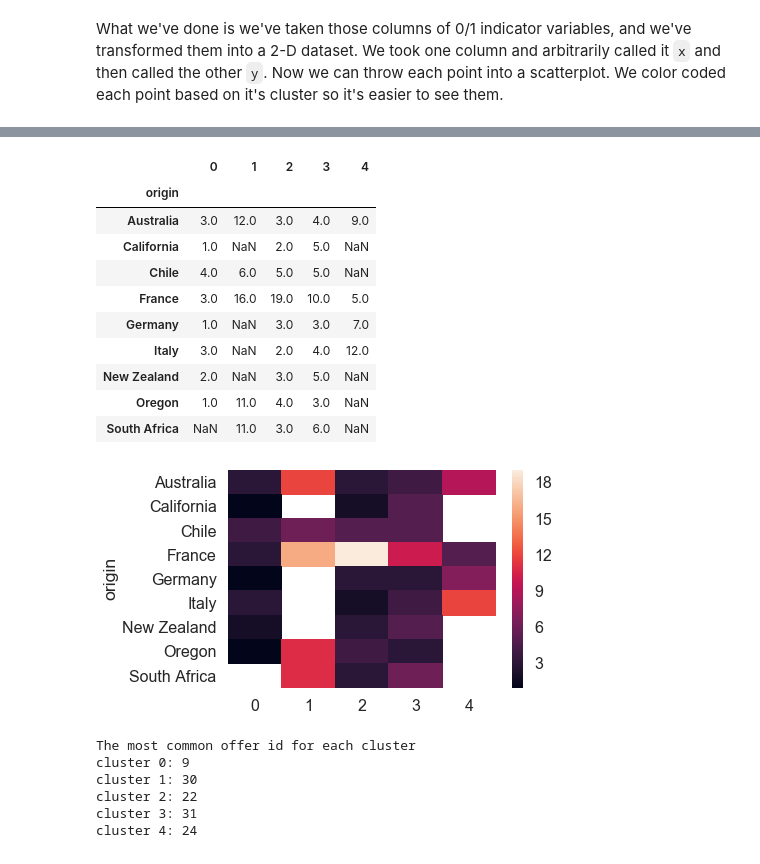
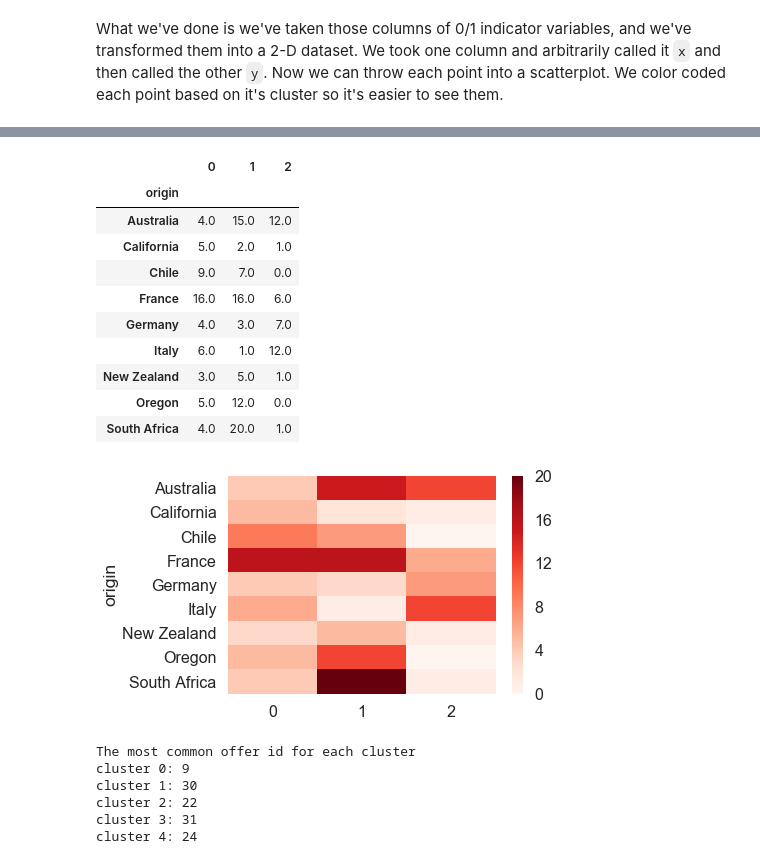
Before and after one commit to liconver/Customer-Segmentation-Using-Clustering, a Jupyter notebook: Mini_Project_Clustering.ipynb, the cells around one changed output, grey strips where cells are left out. Saved outputs shown, nothing was run; the diff lists cells and outputs as text; code cells hidden in the pictures.

```diff
--- a/Mini_Project_Clustering.ipynb
+++ b/Mini_Project_Clustering.ipynb
@@ -134,5 +134,5 @@ plt.show()
 # %%
-cluster = KMeans(n_clusters=5)
+cluster = KMeans(n_clusters=3)
 matrix['cluster'] = cluster.fit_predict(matrix[matrix.columns[2:]])
 counts = matrix.cluster.value_counts()
 counts.plot.barh()
@@ -336,20 +360,20 @@ clustervarietals
 # %%
-clusterorigins = cluster2.groupby('origin')[[0,1,2,3,4]].agg('max')
-ax = sns.heatmap(clusterorigins)
+clusterorigins = clusters2.groupby('origin')[[0,1,2]].agg('max')
+ax = sns.heatmap(clusterorigins, cmap= 'Reds')
 clusterorigins
 # %% [output]
-|  | 0 | 1 | 2 | 3 | 4 |
-| origin |  |  |  |  |  |
-| Australia | 3.0 | 12.0 | 3.0 | 4.0 | 9.0 |
-| California | 1.0 | NaN | 2.0 | 5.0 | NaN |
-| Chile | 4.0 | 6.0 | 5.0 | 5.0 | NaN |
-| France | 3.0 | 16.0 | 19.0 | 10.0 | 5.0 |
-| Germany | 1.0 | NaN | 3.0 | 3.0 | 7.0 |
-| Italy | 3.0 | NaN | 2.0 | 4.0 | 12.0 |
-| New Zealand | 2.0 | NaN | 3.0 | 5.0 | NaN |
-| Oregon | 1.0 | 11.0 | 4.0 | 3.0 | NaN |
-| South Africa | NaN | 11.0 | 3.0 | 6.0 | NaN |
+|  | 0 | 1 | 2 |
+| origin |  |  |  |
+| Australia | 4.0 | 15.0 | 12.0 |
+| California | 5.0 | 2.0 | 1.0 |
+| Chile | 9.0 | 7.0 | 0.0 |
+| France | 16.0 | 16.0 | 6.0 |
+| Germany | 4.0 | 3.0 | 7.0 |
+| Italy | 6.0 | 1.0 | 12.0 |
+| New Zealand | 3.0 | 5.0 | 1.0 |
+| Oregon | 5.0 | 12.0 | 0.0 |
+| South Africa | 4.0 | 20.0 | 1.0 |
-[figure, old version]
+[figure, new version]
 # %%
 clusters = clusters.replace(to_replace=0.0,value=np.NaN)
 print('The most common offer id for each cluster')
```
Also changed, not shown: parts of 10 cells of this notebook.
